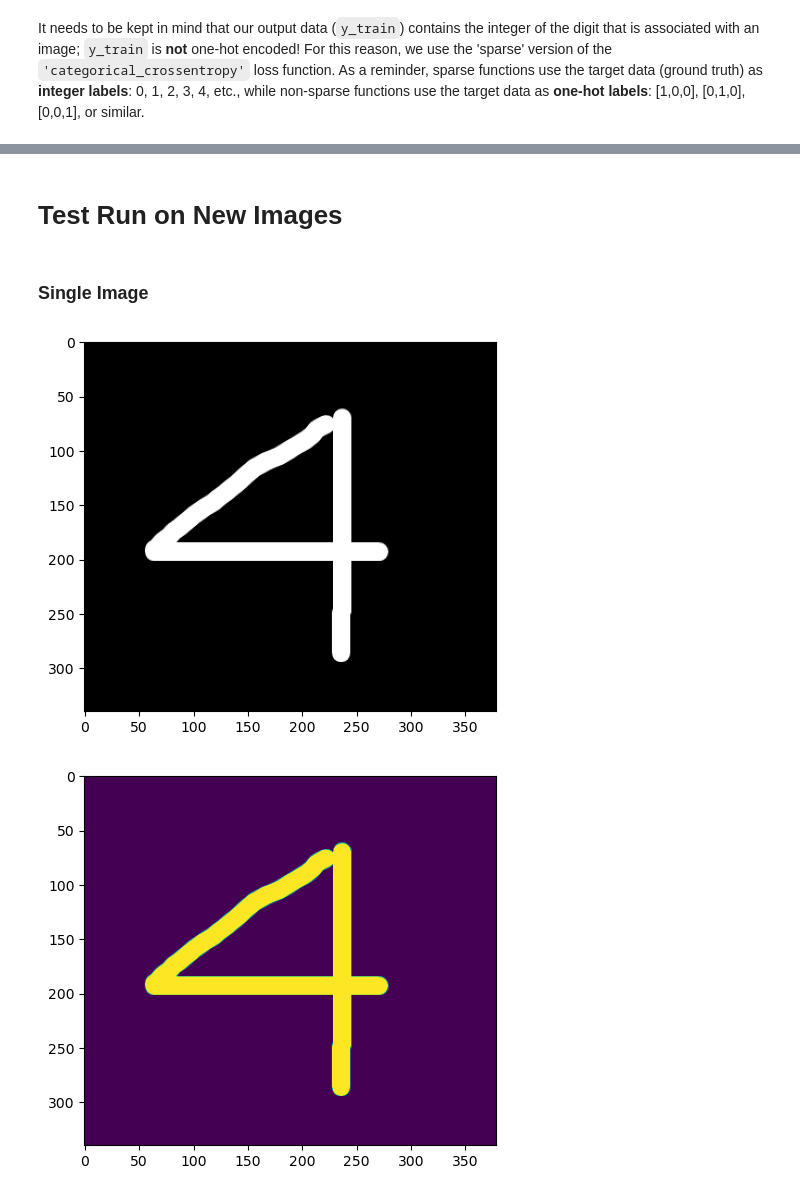
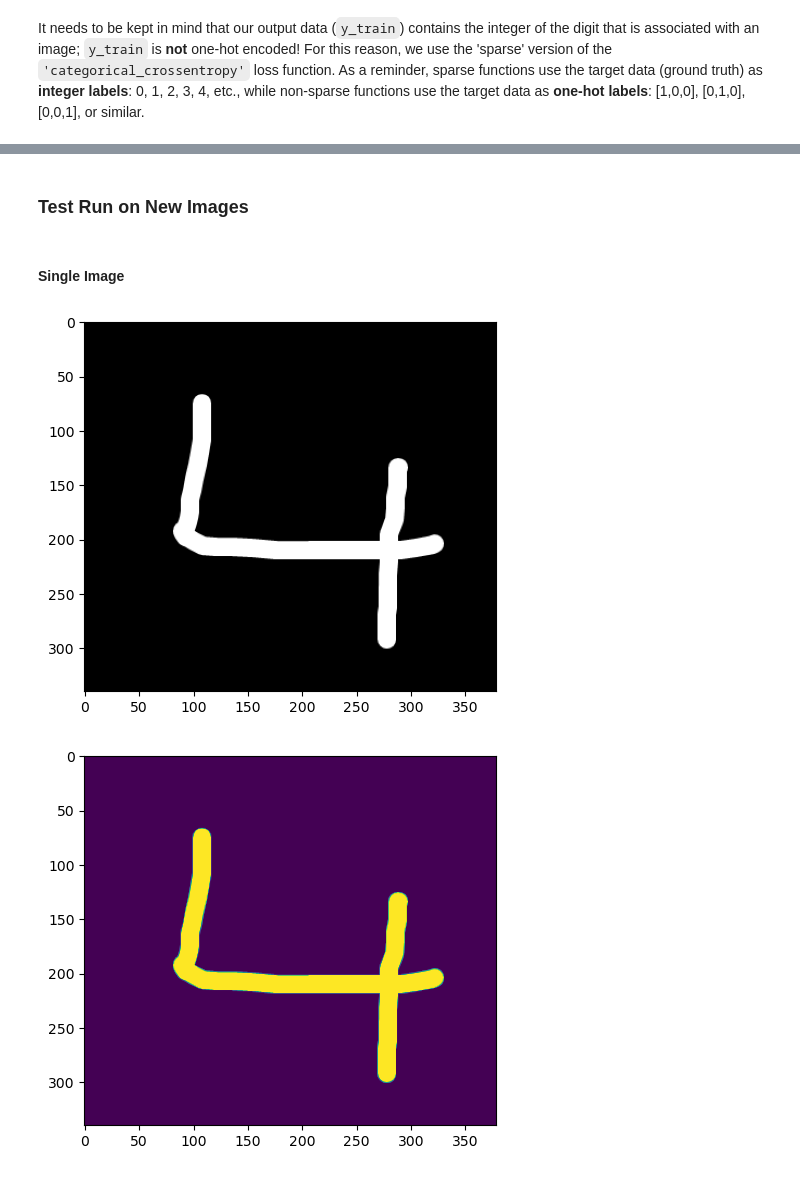
Before and after one commit to Gregoritsch3/DL_Digit_Recognition, a Jupyter notebook: DL_DigitRecognition.ipynb, the cells around one changed output, grey strips where cells are left out. Drawn from its saved outputs; the diff is of its cells as text; code cells hidden in the pictures.

```diff
--- a/DL_DigitRecognition.ipynb
+++ b/DL_DigitRecognition.ipynb
@@ -387,23 +391,23 @@ with open("files/Digit_CNN_model.pickle", 'wb') as f:
 with open("files/Digit_CNN_model.pickle", 'rb') as f:
     model_cnn_loaded = pickle.load(f)
 # %% [markdown]
-# Test Run on New Images
+### Test Run on New Images
 # %% [markdown]
-### Single Image
+#### Single Image
 # %%
 #Loading New Image
-img = cv2.imread('test_images/four_proper.png')
+img = cv2.imread('test_images/digit4.png')
 plt.imshow(img)
 plt.show()
 # %% [output]
-[figure, old version]
+[figure, new version]
 # %%
 #Converting to grayscale
 gray = cv2.cvtColor(img, cv2.COLOR_BGR2GRAY)
 plt.imshow(gray)
 plt.show()
 # %% [output]
-[figure, old version]
+[figure, new version]
 # %%
 #Resizing and scaling
 resized = cv2.resize(gray, (28,28), interpolation=cv2.INTER_AREA)
```
Also changed, not shown: parts of 32 cells of this notebook, 17 other files.
